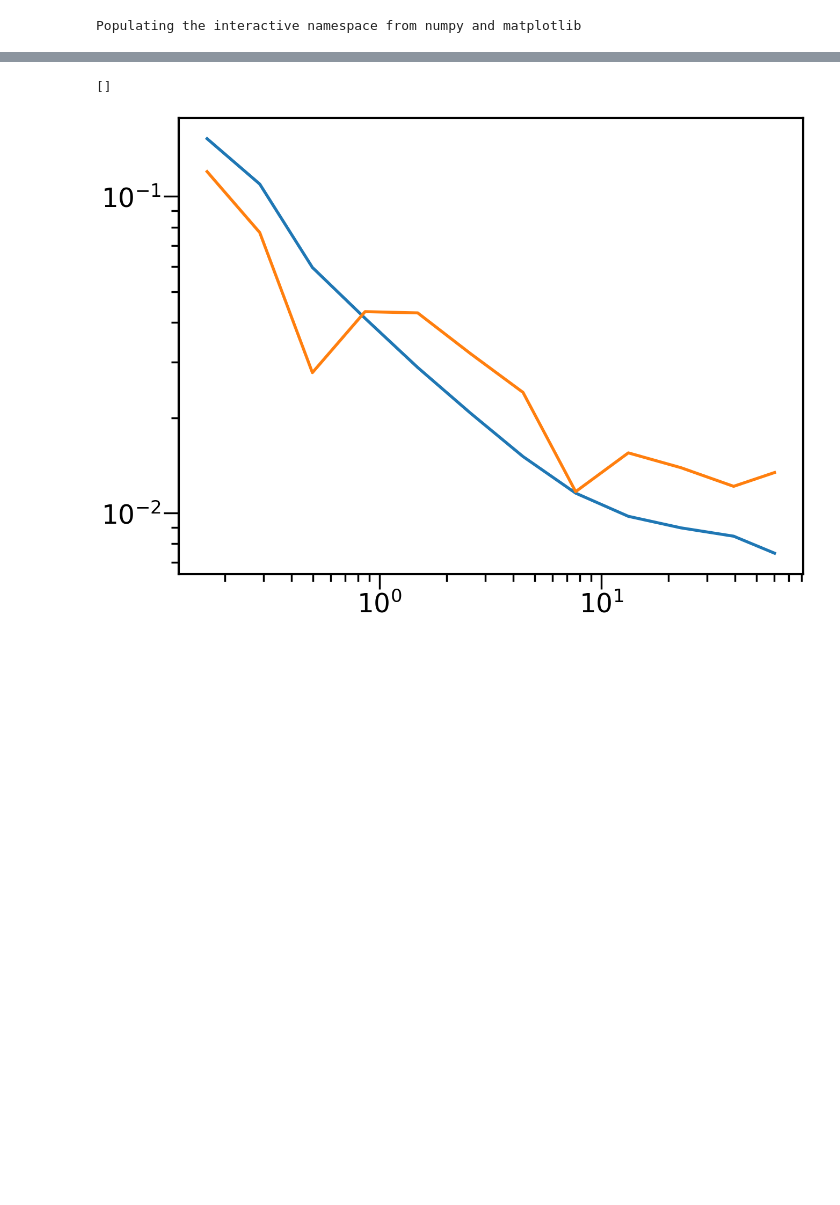
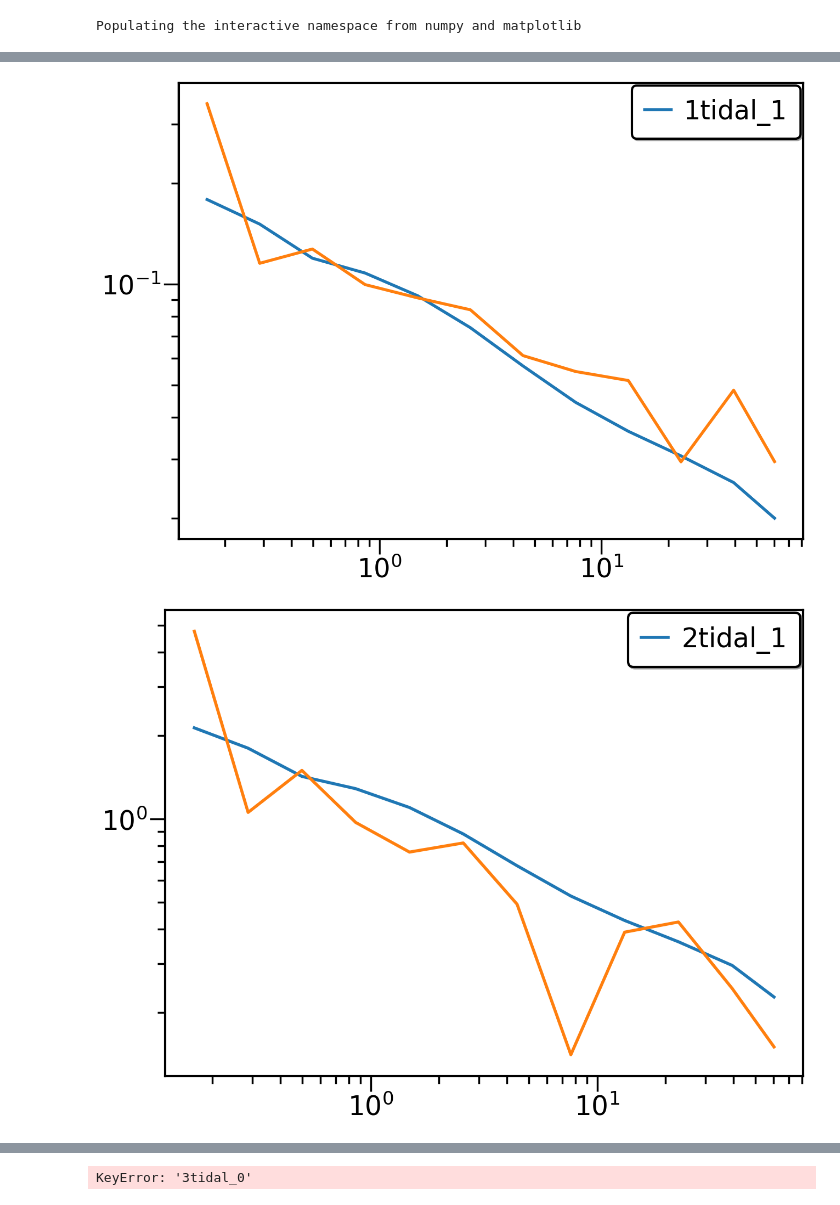
Before and after one commit to sukhdeep2/Public-code, a Jupyter notebook: Hankel_transform/Process sim data.ipynb, the cells around one changed output, grey strips where cells are left out. Drawn from its saved outputs; the diff is of its cells as text; code cells hidden in the pictures; blank space fills up the shorter version.

```diff
--- a/Hankel_transform/Process sim data.ipynb
+++ b/Hankel_transform/Process sim data.ipynb
@@ -213,5 +272,11 @@ for fn in fns:
 # %%
-plot(CI[fn]['rp'],CI[fn]['err_ana'])
-plot(CI[fn]['rp'],CI[fn]['err'])
-loglog()
+for fn in fns:
+    rp=CI[fn]['rp']
+    plot(CI[fn]['rp'],CI[fn]['err_ana'],label=fn)
+    plot(CI[fn]['rp'],CI[fn]['err'])
+    loglog()
+    legend()
+    show()
 # %% [output]
+[figure, new version]
+[figure, added]
@@ -218,2 +287 @@ loglog()
-[]
+KeyError: '3tidal_0'
-[figure, old version]
```
Also changed, not shown: parts of 16 cells of this notebook, 2 other files.
